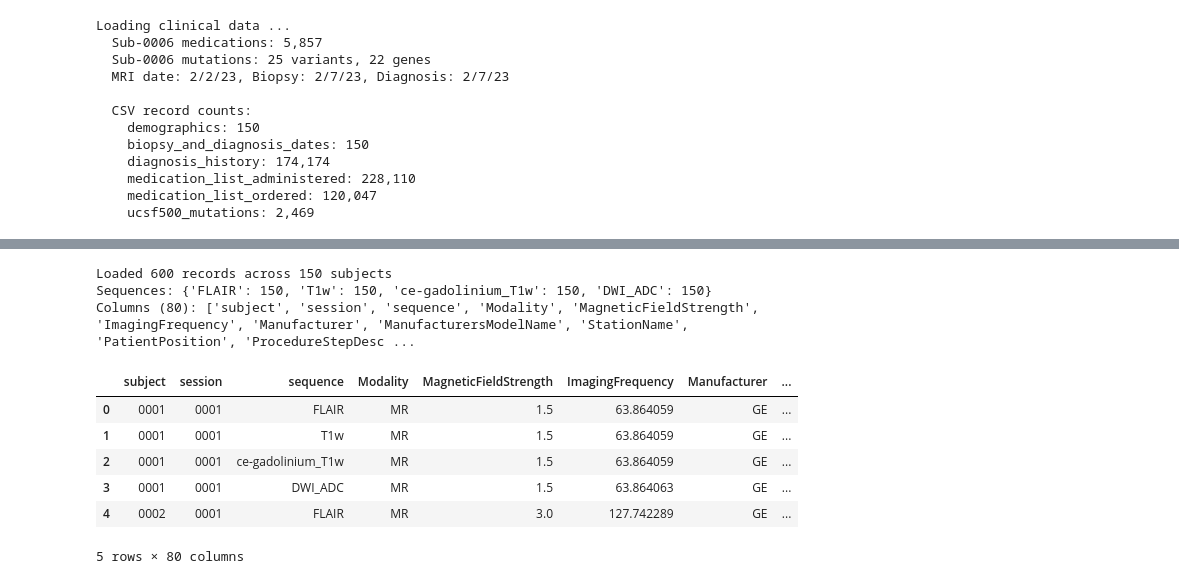
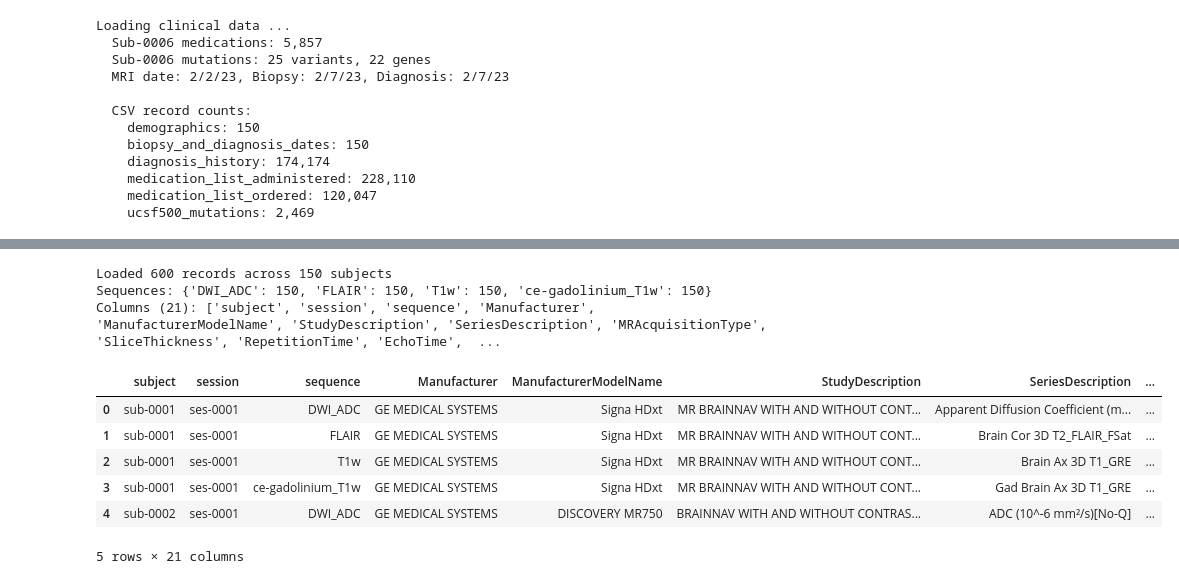
Before and after one commit to rauschecker-sugrue-labs/UCSF-PCNSL, a Jupyter notebook: figures_for_manuscript.ipynb, the cells around one changed output, grey strips where cells are left out. Cells and saved outputs as stored; diff of their text form; code cells hidden in the pictures.

```diff
--- a/figures_for_manuscript.ipynb
+++ b/figures_for_manuscript.ipynb
@@ -860,11 +859,8 @@ Figure saved to fig2_lesion_comparison.png and fig2_lesion_comparison.eps
 # %% [markdown]
 **Figure1**
 # %%
-# ============================================================
-# Figure 1: Exemplar Data Overview (sub-0006)
-# ============================================================
 import sys
-sys.path.append("/Users/mromano/research/brain_plotting/tutorials")
+sys.path.insert(0, "/Users/mromano/research/UCSF-PCNSL")
 
 import matplotlib.pyplot as plt
 import matplotlib.gridspec as gridspec
@@ -907,6 +903,12 @@ for fn in [
 ]:
     csv_info[fn] = len(pd.read_csv(CSV_DIR / f"{fn}.csv"))
 
+# Data dictionary record counts (fields described)
+dd_info = {
+    "data_dictionary_clinical":  len(pd.read_csv(CSV_DIR / "data_dictionary_clinical.csv")),
+    "data_dictionary_imaging":   len(pd.read_csv(CSV_DIR / "data_dictionary_imaging.csv")),
+}
+
 print(f"  Sub-0006 medications: {len(df_meds_sub6):,}")
 print(f"  Sub-0006 mutations: {len(df_mut_sub6)} variants, "
       f"{df_mut_sub6['gene'].nunique()} genes")
@@ -1349,47 +1333,31 @@ Saved: outputs/fig_selection_flowchart.{png, pdf, eps}
 # %%
-import json
+import sys
 import pandas as pd
 from pathlib import Path
+sys.path.insert(0, "/Users/mromano/research/UCSF-PCNSL")
+from pcnsl_data_loader import load_aws_dicom_headers
 
-bids_dir = Path("/Users/mromano/Library/CloudStorage/Box-Box/Research/pcnsl_radiomics/dataset_manuscript/bids_dir_for_aws_anon")
+dicom_df = load_aws_dicom_headers()
 
-records = []
-for json_file in sorted(bids_dir.glob("sub-*/ses-*/**/*.json")):
-    # Parse subject/session/sequence from filename
-    # Filename pattern: sub-{subj}_ses-{sess}_{sequence}.json
-    stem = json_file.stem  # e.g. "sub-0001_ses-0001_FLAIR"
-    parts = stem.split("_")
-    subject = parts[0].replace("sub-", "")
-    session = parts[1].replace("ses-", "")
-    sequence = "_".join(parts[2:])  # e.g. "FLAIR", "ce-gadolinium_T1w", "DWI_ADC"
-
-    with open(json_file) as f:
-        header = json.load(f)
-
-    record = {"subject": subject, "session": session, "sequence": sequence}
-    record.update(header)
-    records.append(record)
-
-dicom_df = pd.DataFrame(records)
-
+# sequence column is already set by load_aws_dicom_headers
 # Move key columns to front
 front_cols = ["subject", "session", "sequence"]
 other_cols = [c for c in dicom_df.columns if c not in front_cols]
 dicom_df = dicom_df[front_cols + other_cols]
 
 print(f"Loaded {len(dicom_df)} records across {dicom_df['subject'].nunique()} subjects")
 print(f"Sequences: {dicom_df['sequence'].value_counts().to_dict()}")
 print(f"Columns ({len(dicom_df.columns)}): {list(dicom_df.columns)}")
 dicom_df.head()
 # %% [output]
 Loaded 600 records across 150 subjects
-Sequences: {'FLAIR': 150, 'T1w': 150, 'ce-gadolinium_T1w': 150, 'DWI_ADC': 150}
-Columns (80): ['subject', 'session', 'sequence', 'Modality', 'MagneticFieldStrength', 'ImagingFrequency', 'Manufacturer', 'ManufacturersModelName', 'StationName', 'PatientPosition', 'ProcedureStepDesc ...
+Sequences: {'DWI_ADC': 150, 'FLAIR': 150, 'T1w': 150, 'ce-gadolinium_T1w': 150}
+Columns (21): ['subject', 'session', 'sequence', 'Manufacturer', 'ManufacturerModelName', 'StudyDescription', 'SeriesDescription', 'MRAcquisitionType', 'SliceThickness', 'RepetitionTime', 'EchoTime',  ...
-|  | subject | session | sequence | Modality | MagneticFieldStrength | ImagingFrequency | Manufacturer | ... |
-| 0 | 0001 | 0001 | FLAIR | MR | 1.5 | 63.864059 | GE | ... |
-| 1 | 0001 | 0001 | T1w | MR | 1.5 | 63.864059 | GE | ... |
-| 2 | 0001 | 0001 | ce-gadolinium_T1w | MR | 1.5 | 63.864059 | GE | ... |
-| 3 | 0001 | 0001 | DWI_ADC | MR | 1.5 | 63.864063 | GE | ... |
-| 4 | 0002 | 0001 | FLAIR | MR | 3.0 | 127.742289 | GE | ... |
+|  | subject | session | sequence | Manufacturer | ManufacturerModelName | StudyDescription | SeriesDescription | ... |
+| 0 | sub-0001 | ses-0001 | DWI_ADC | GE MEDICAL SYSTEMS | Signa HDxt | MR BRAINNAV WITH AND WITHOUT CONT... | Apparent Diffusion Coefficient (m... | ... |
+| 1 | sub-0001 | ses-0001 | FLAIR | GE MEDICAL SYSTEMS | Signa HDxt | MR BRAINNAV WITH AND WITHOUT CONT... | Brain Cor 3D T2_FLAIR_FSat | ... |
+| 2 | sub-0001 | ses-0001 | T1w | GE MEDICAL SYSTEMS | Signa HDxt | MR BRAINNAV WITH AND WITHOUT CONT... | Brain Ax 3D T1_GRE | ... |
+| 3 | sub-0001 | ses-0001 | ce-gadolinium_T1w | GE MEDICAL SYSTEMS | Signa HDxt | MR BRAINNAV WITH AND WITHOUT CONT... | Gad Brain Ax 3D T1_GRE | ... |
+| 4 | sub-0002 | ses-0001 | DWI_ADC | GE MEDICAL SYSTEMS | DISCOVERY MR750 | BRAINNAV WITH AND WITHOUT CONTRAS... | ADC (10^-6 mm²/s)[No-Q] | ... |
-5 rows × 80 columns
+5 rows × 21 columns
 # %%
```
Also changed, not shown: parts of 8 cells of this notebook, 3 other files.
